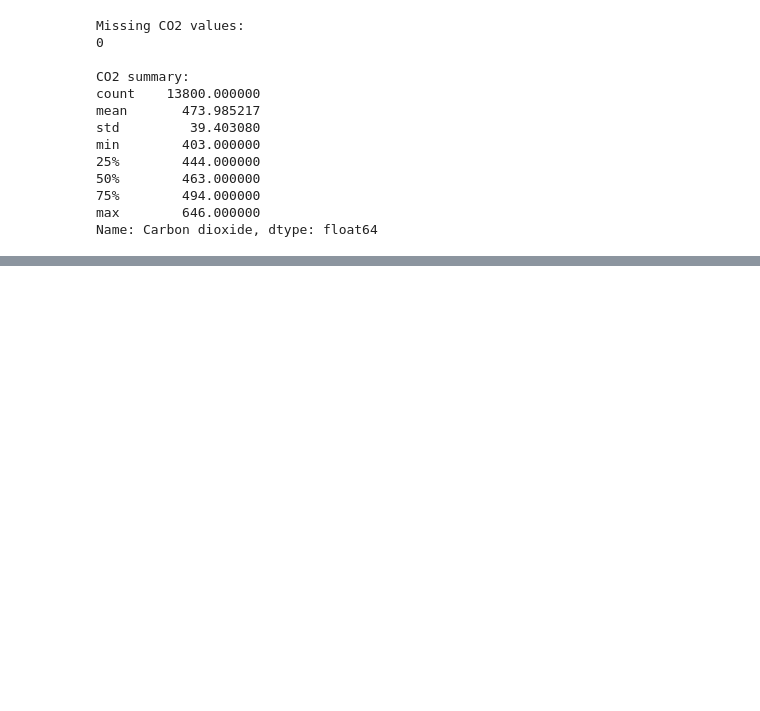
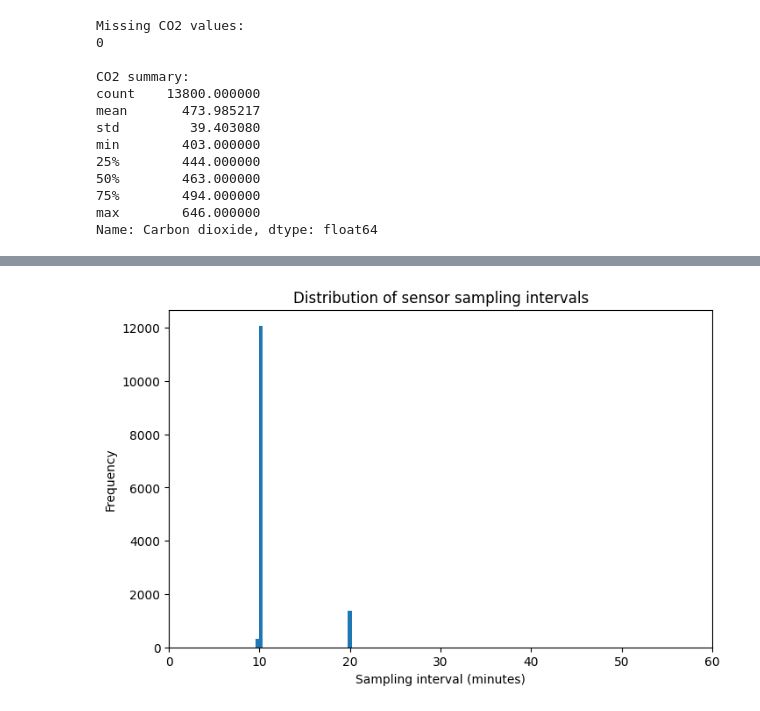
Before and after one commit to erica-teoh/MMA3001-CO2-Reconstruction, a Jupyter notebook: MMA3001_CO2_Reconstruction.ipynb, the cells around one changed output, grey strips where cells are left out. Saved outputs shown, nothing was run; the diff lists cells and outputs as text; code cells hidden in the pictures; blank space fills up the shorter version.

```diff
--- a/MMA3001_CO2_Reconstruction.ipynb
+++ b/MMA3001_CO2_Reconstruction.ipynb
@@ -223,0 +291,13 @@ Name: Carbon dioxide, dtype: float64
+# %%
+interval_minutes = (
+    clean_df["timestamp"]
+    .diff()
+    .dt.total_seconds()
+    / 60
+)
+
+print("Sampling interval statistics:")
+print(interval_minutes.describe())
+
+print("\nMost common sampling intervals:")
+print(interval_minutes.round().value_counts().head(10))
@@ -223,0 +322,17 @@ Name: Carbon dioxide, dtype: float64
+# %%
+plt.figure(figsize=(8, 5))
+
+plt.hist(
+    interval_minutes.dropna(),
+    bins=50
+)
+
+plt.xlabel("Sampling interval (minutes)")
+plt.ylabel("Frequency")
+plt.title("Distribution of sensor sampling intervals")
+
+plt.xlim(0, 60)
+
+plt.show()
+# %% [output]
+[figure, added]
```
Also changed, not shown: parts of 7 cells of this notebook.
